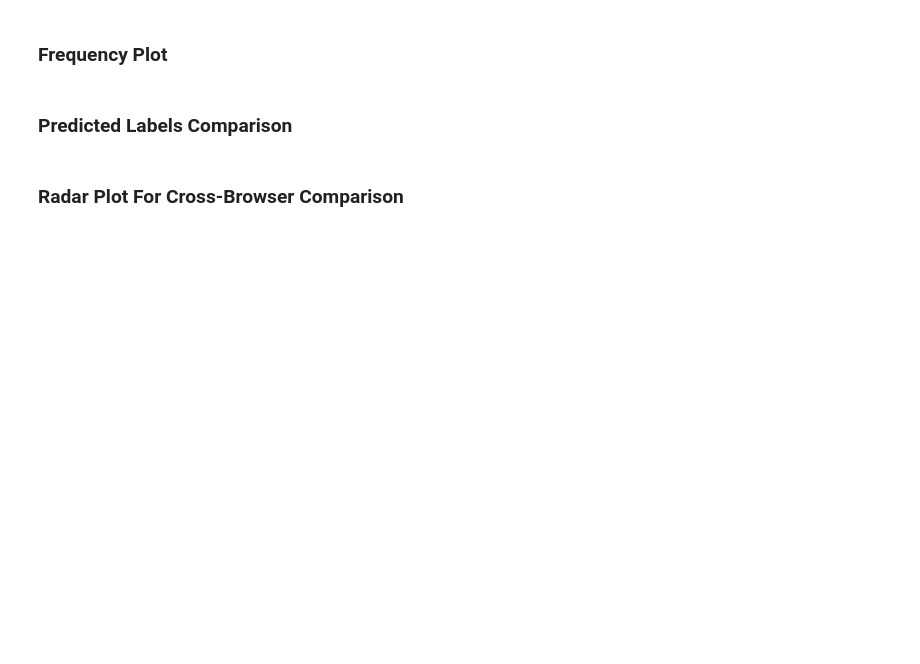
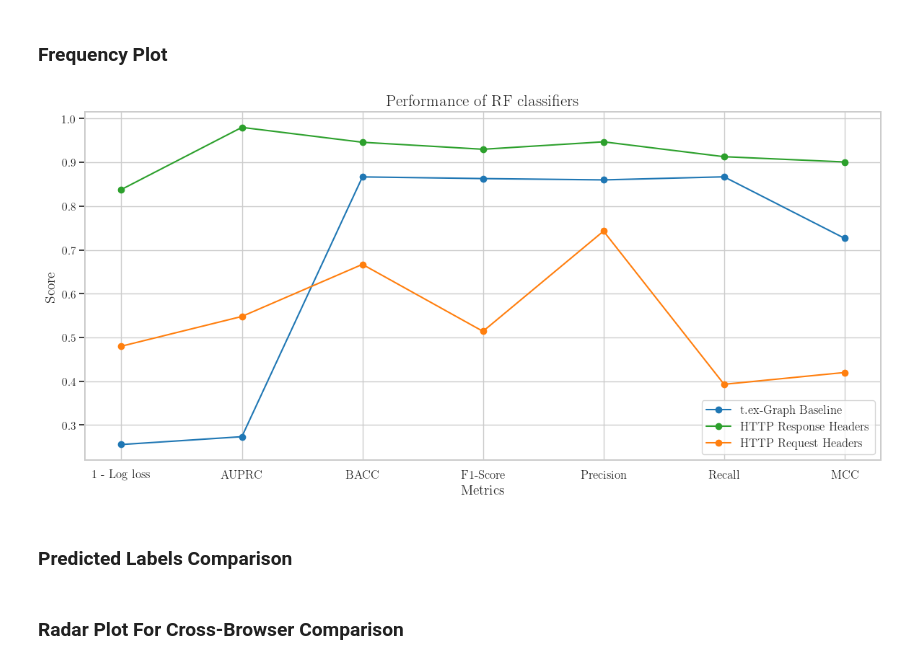
Before and after one commit to wolfrieder/http-response-classifier, a Jupyter notebook: notebooks/submission_figures.ipynb, the cells around one changed output. Drawn from its saved outputs; the diff is of its cells as text; code cells hidden in the pictures; blank space fills up the shorter version.

```diff
--- a/notebooks/submission_figures.ipynb
+++ b/notebooks/submission_figures.ipynb
@@ -303,8 +308,8 @@ brave = pd.read_parquet('../data/processed/brave/08_12_2022/merged_data.parquet.
 # %%
 # Load the datasets
 baseline_file_path = '../models/result_metrics/t.ex-Graph (FQDN)-pretty.csv'
-http_response_file_path = '../models/result_metrics/chrome_08_12_2022_test_set_response.csv'
-http_request_file_path = '../models/result_metrics/chrome_08_12_2022_test_set_request.csv'
+http_response_file_path = '../models/result_metrics_submission/chrome_08_12_2022_test_set_response.csv'
+http_request_file_path = '../models/result_metrics_submission/chrome_08_12_2022_test_set_request.csv'
 
 baseline_data = pd.read_csv(baseline_file_path)
 http_response_data = pd.read_csv(http_response_file_path)
@@ -335,36 +340,44 @@ combined_df = pd.DataFrame(combined_data, index=['Log loss', 'AUPRC', 'BACC', 'F
 
 # Modify the combined dataframe
 combined_df.loc['Log loss'] = 1 - combined_df.loc['Log loss']
 combined_df.rename(index={'Log loss': '1 - Log loss', 'F1': 'F1-Score'}, inplace=True)
 
 # Plotting the combined data with updated values and labels
 fig, ax1 = plt.subplots(figsize=(12, 6))
+sns.set(style="whitegrid", color_codes=True)
+plt.rcParams.update({
+    "text.usetex": True,
+    "font.family": "serif",
+    "font.serif": ["Computer Modern Roman"],
+    "font.size": 14,
+    # "pdf.fonttype": 3,
+    "text.latex.preamble": r"\usepackage[T1]{fontenc}",
+    })
 
 # Define the lines and colors for each version of Random Forest
 colors = ['#1f77b4','#2ca02c','#ff7f0e']
 labels = ['t.ex-Graph Baseline', 'HTTP Response Headers', 'HTTP Request Headers']
-
 for label, color in zip(labels, colors):
     ax1.plot(combined_df.index, combined_df[label], marker='o', linestyle='-', label=label, color=color)
 
 # Set labels, title, and legend for the primary axis
 ax1.set_xlabel('Metrics', fontsize=14)
 ax1.set_ylabel('Score', fontsize=14)
 ax1.set_title('Performance of RF classifiers', fontsize=16)
 ax1.set_xticks(np.arange(len(combined_df.index)))
 ax1.set_xticklabels(combined_df.index, fontsize=12)
 ax1.legend(fontsize=12, loc='lower right')
 
 # Create a secondary y-axis to show the metrics
 ax2 = ax1.twinx()
 ax2.set_yticks([])  # Hide secondary y-axis ticks
 
-# Improve layout
 plt.grid(True, which='both', linestyle='--', linewidth=0.5)
 plt.tight_layout()
 plt.savefig('request_performance_comparison.pdf', bbox_inches='tight', pad_inches=0.1)
-# Show the plot
 plt.show()
+# %% [output]
+[figure, added]
 # %% [markdown]
 ### Predicted Labels Comparison
 # %%
```
Also changed, not shown: parts of 17 cells of this notebook, 6 other files.
